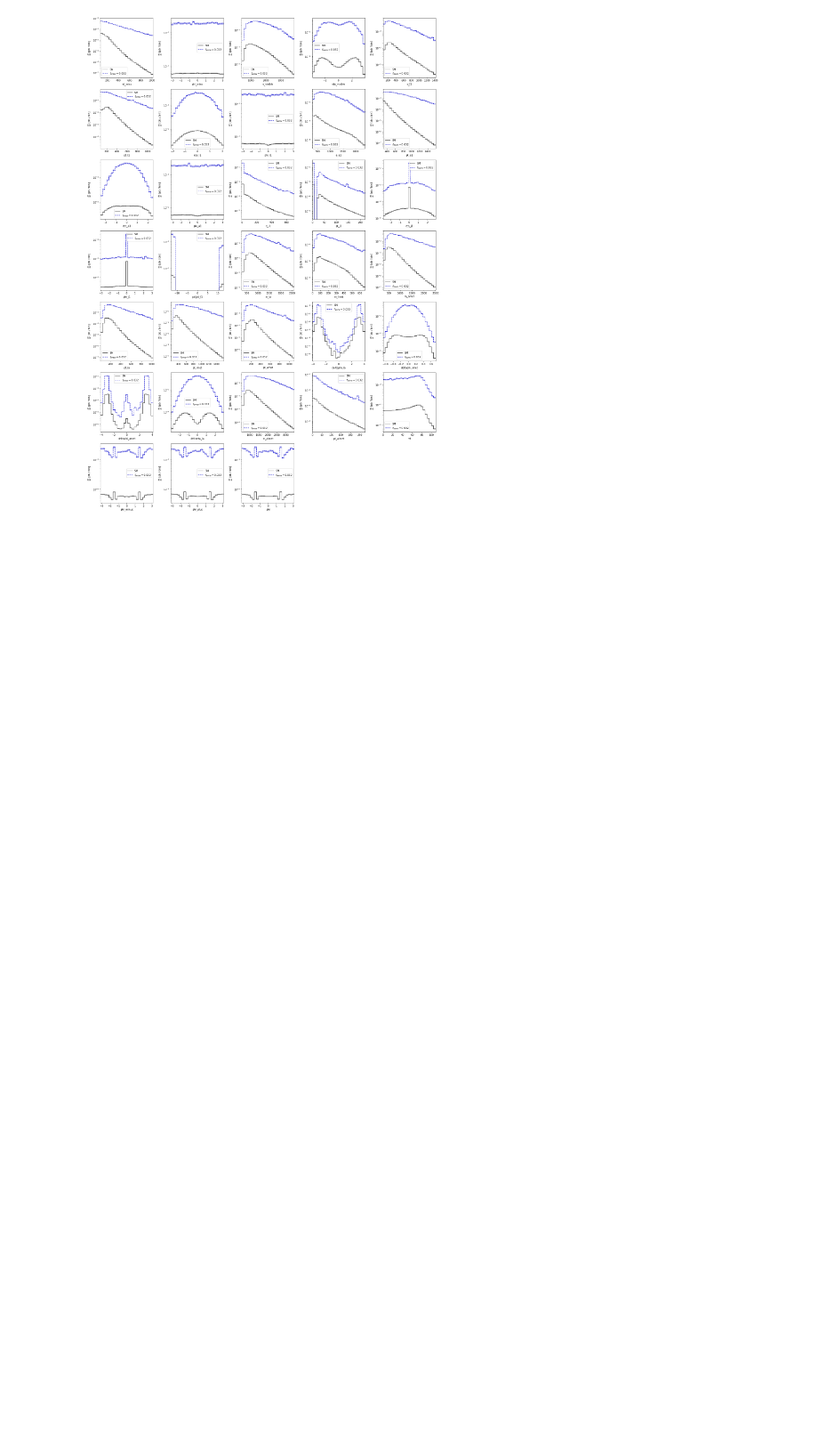
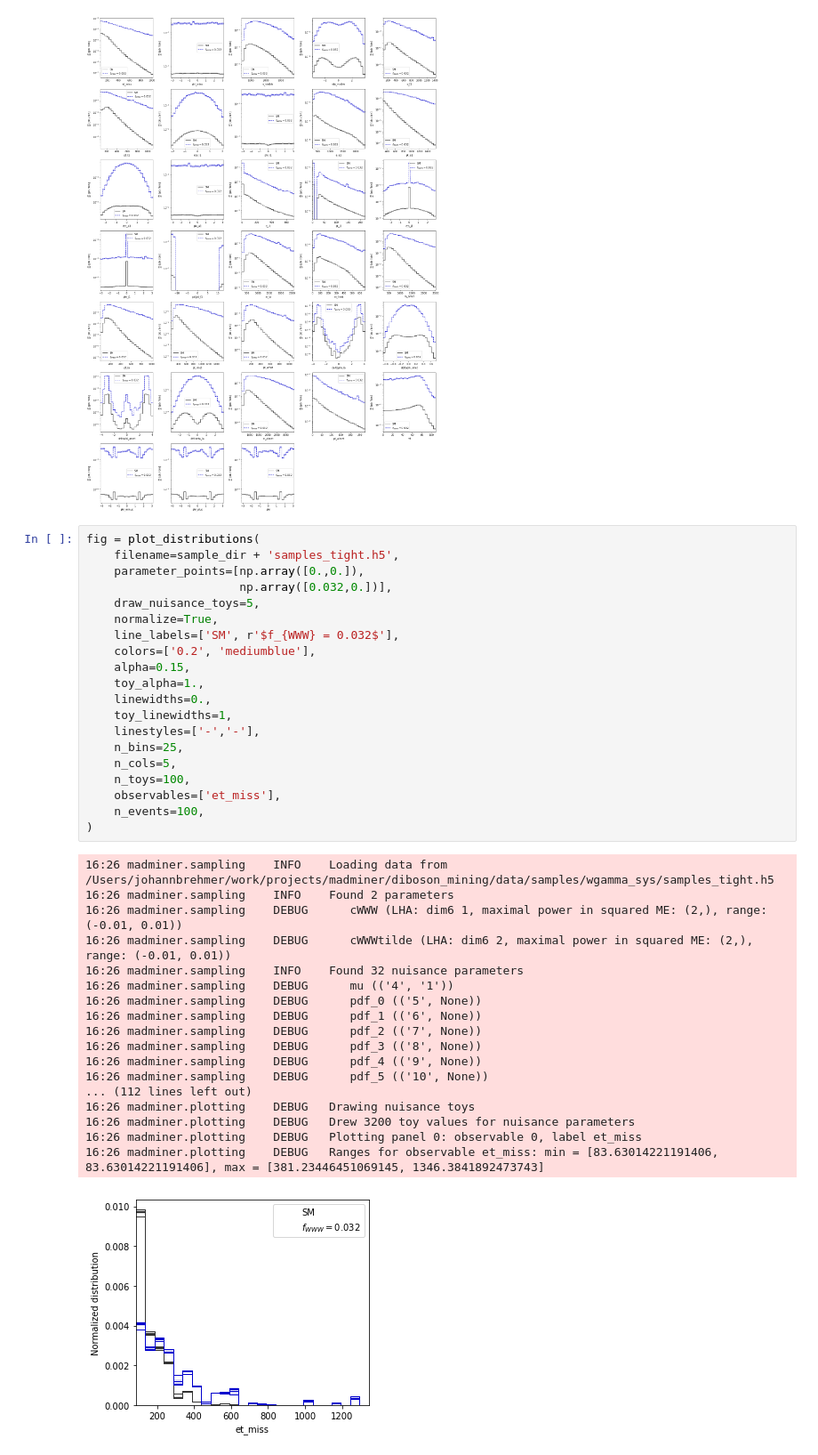
Before and after one commit to dlvp/diboson_mining, a Jupyter notebook: notebooks/wgamma/04_plot_distributions.ipynb, the cells around one changed output. Shown at 89% size. Cells and saved outputs as stored; diff of their text form; blank space fills up the shorter version.

```diff
--- a/notebooks/wgamma/04_plot_distributions.ipynb
+++ b/notebooks/wgamma/04_plot_distributions.ipynb
@@ -246,3 +246,42 @@ plt.savefig('../../figures/wgamma/observables_abs_scales.pdf')
 19:53 madminer.sampling    INFO    Found morphing setup with 6 components
 19:53 madminer.sampling    INFO    Found nuisance morphing setup
 [figure]
+# %%
+fig = plot_distributions(
+    filename=sample_dir + 'samples_tight.h5',
+    parameter_points=[np.array([0.,0.]),
+                      np.array([0.032,0.])],
+    draw_nuisance_toys=5,
+    normalize=True,
+    line_labels=['SM', r'$f_{WWW} = 0.032$'],
+    colors=['0.2', 'mediumblue'],
+    alpha=0.15,
+    toy_alpha=1.,
+    linewidths=0.,
+    toy_linewidths=1,
+    linestyles=['-','-'],
+    n_bins=25,
+    n_cols=5,
+    n_toys=100,
+    observables=['et_miss'],
+    n_events=100,
+)
+# %% [output]
+16:26 madminer.sampling    INFO    Loading data from /Users/johannbrehmer/work/projects/madminer/diboson_mining/data/samples/wgamma_sys/samples_tight.h5
+16:26 madminer.sampling    INFO    Found 2 parameters
+16:26 madminer.sampling    DEBUG      cWWW (LHA: dim6 1, maximal power in squared ME: (2,), range: (-0.01, 0.01))
+16:26 madminer.sampling    DEBUG      cWWWtilde (LHA: dim6 2, maximal power in squared ME: (2,), range: (-0.01, 0.01))
+16:26 madminer.sampling    INFO    Found 32 nuisance parameters
+16:26 madminer.sampling    DEBUG      mu (('4', '1'))
+16:26 madminer.sampling    DEBUG      pdf_0 (('5', None))
+16:26 madminer.sampling    DEBUG      pdf_1 (('6', None))
+16:26 madminer.sampling    DEBUG      pdf_2 (('7', None))
+16:26 madminer.sampling    DEBUG      pdf_3 (('8', None))
+16:26 madminer.sampling    DEBUG      pdf_4 (('9', None))
+16:26 madminer.sampling    DEBUG      pdf_5 (('10', None))
+... (112 lines left out)
+16:26 madminer.plotting    DEBUG   Drawing nuisance toys
+16:26 madminer.plotting    DEBUG   Drew 3200 toy values for nuisance parameters
+16:26 madminer.plotting    DEBUG   Plotting panel 0: observable 0, label et_miss
+16:26 madminer.plotting    DEBUG   Ranges for observable et_miss: min = [83.63014221191406, 83.63014221191406], max = [381.23446451069145, 1346.3841892473743]
+[figure, added]
```
Also changed, not shown: parts of 1 cell of this notebook, 5 other files.
